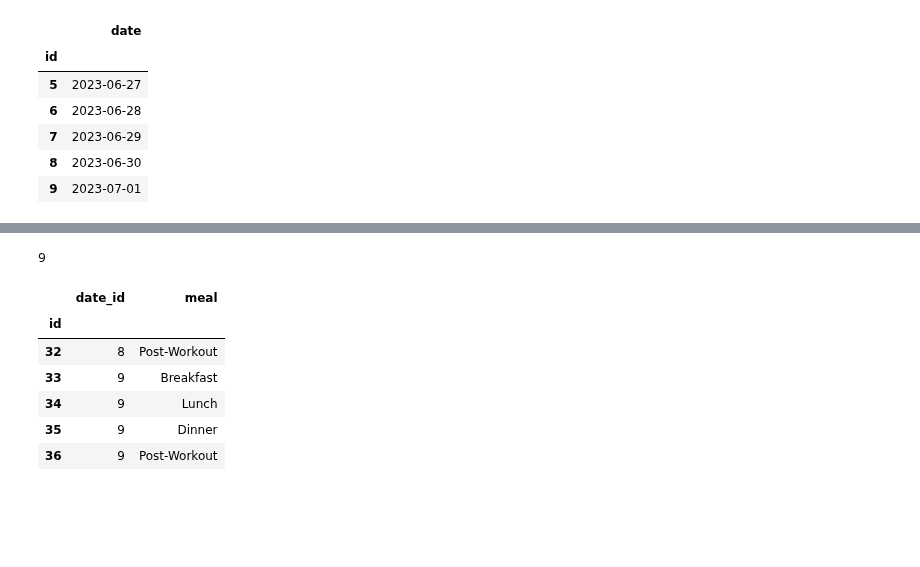
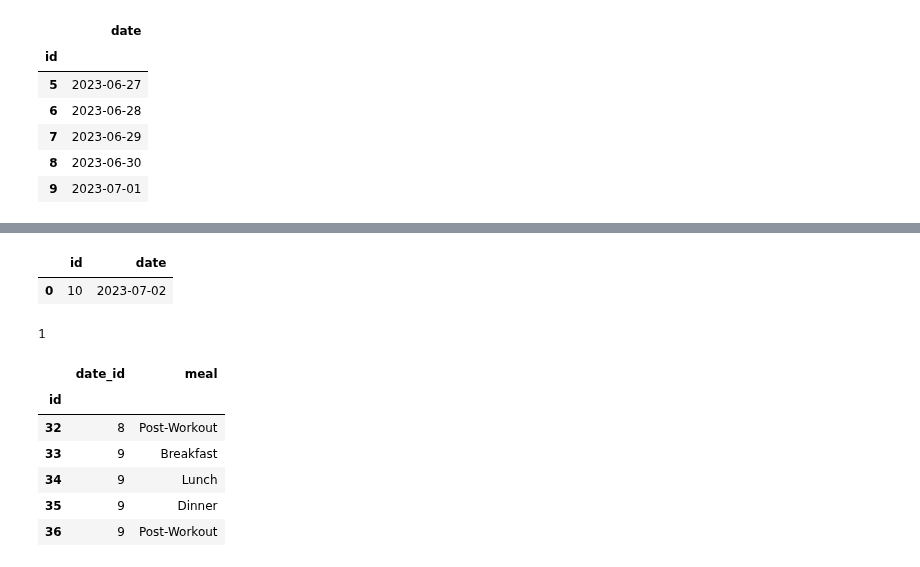
Before and after one commit to Artuk009/NewDIetAndExercise, a Jupyter notebook: Diet_Stuff/diet_(MySQL_Migration).ipynb, the cells around one changed output, grey strips where cells are left out. Cells and saved outputs as stored; diff of their text form; code cells hidden in the pictures; blank space fills up the shorter version.

```diff
--- a/Diet_Stuff/diet_(MySQL_Migration).ipynb
+++ b/Diet_Stuff/diet_(MySQL_Migration).ipynb
@@ -159,7 +159,13 @@ dates_df.tail()
+# %%
+new_date = pd.DataFrame([[len(dates_df), pd.to_datetime(date)]], columns=['id','date'])
+new_date
+# %% [output]
+|  | id | date |
+| 0 | 10 | 2023-07-02 |
 # %%
-dates_df.to_sql('dates_2023', mysql_url, if_exists='replace')
+new_date.to_sql('dates_2023', mysql_url, if_exists='append', index=False)
 # %% [output]
-9
+1
 # %%
 meals_df = pd.read_sql('SELECT * FROM meals', mysql_url, index_col='id')
 meals_df.tail()
```
Also changed, not shown: parts of 11 cells of this notebook.
